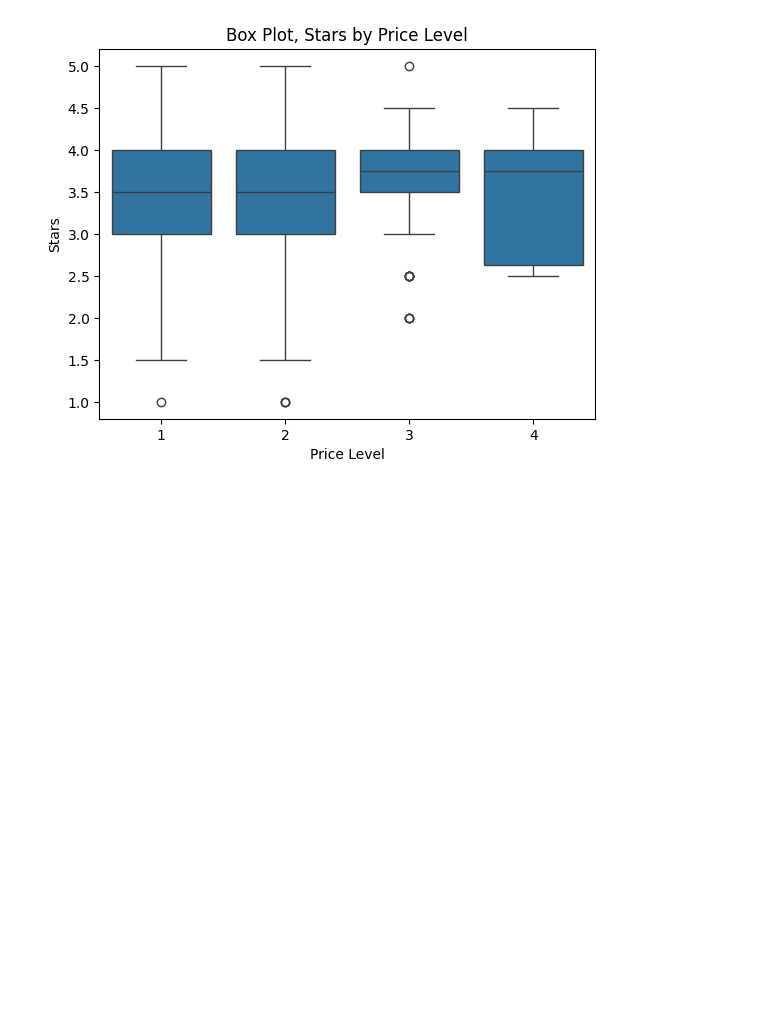
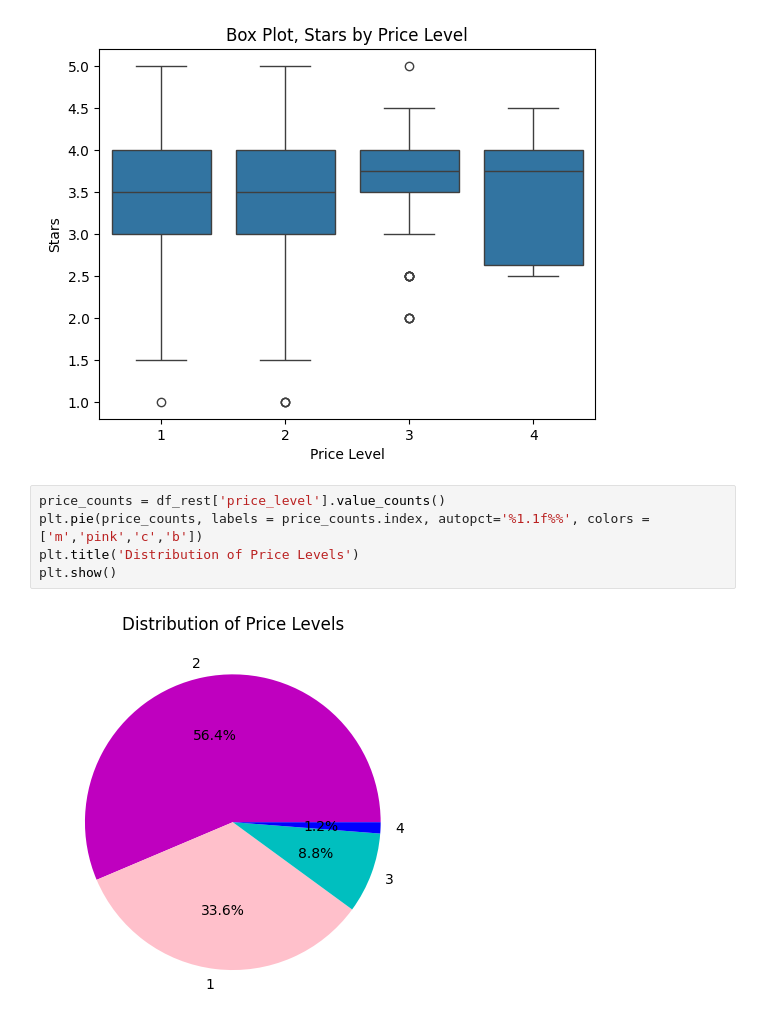
Before and after one commit to avesselinov/Project1, a Jupyter notebook: Project_1_Analysis_Plan.ipynb, the cells around one changed output. Cells and saved outputs as stored; diff of their text form; blank space fills up the shorter version.

Commit message:
contains code for box plots and pie chart

```diff
--- a/Project_1_Analysis_Plan.ipynb
+++ b/Project_1_Analysis_Plan.ipynb
@@ -127,3 +128,10 @@ plt.ylabel('Stars')
 plt.show()
 # %% [output]
 [figure]
+# %%
+price_counts = df_rest['price_level'].value_counts()
+plt.pie(price_counts, labels = price_counts.index, autopct='%1.1f%%', colors = ['m','pink','c','b'])
+plt.title('Distribution of Price Levels')
+plt.show()
+# %% [output]
+[figure, added]
```
Also changed, not shown: parts of 2 cells of this notebook.
